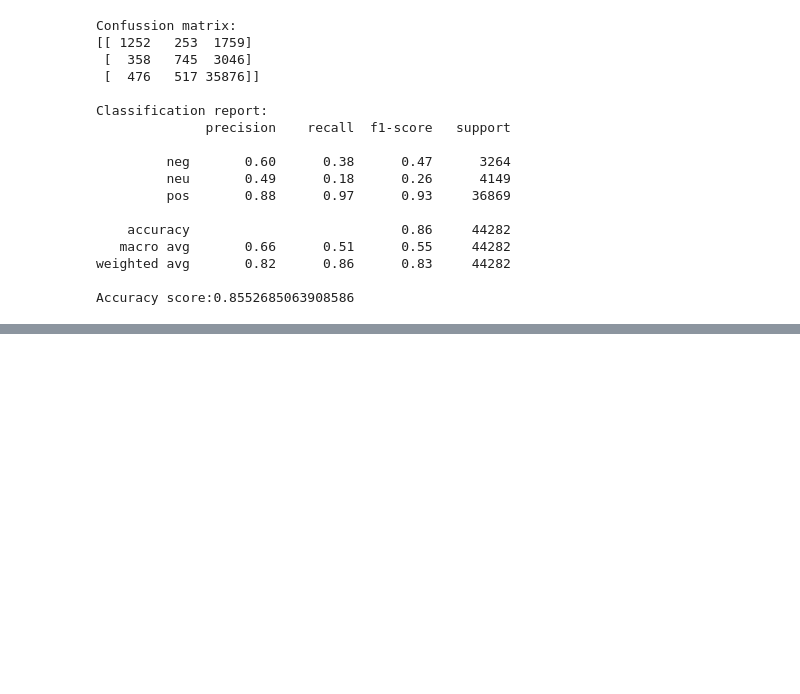
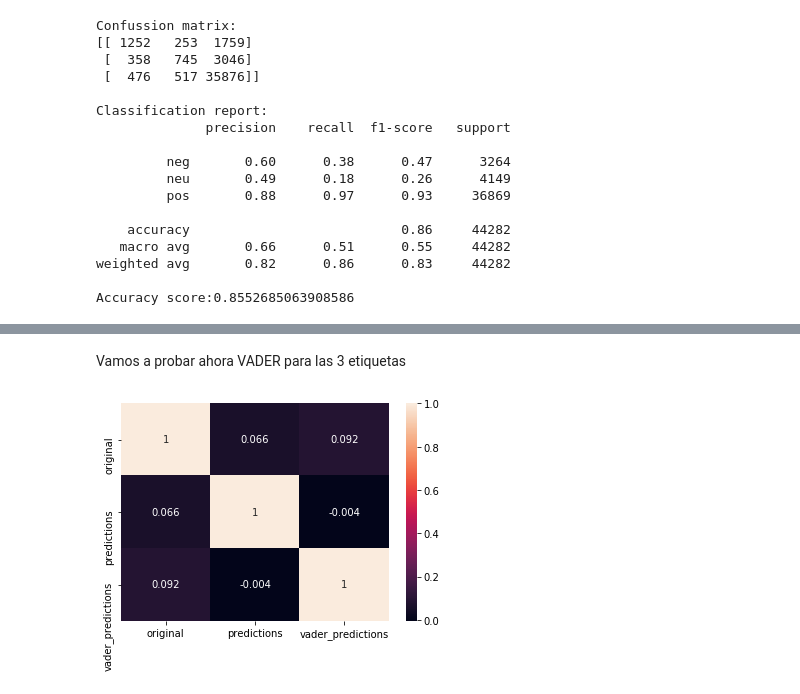
Before and after one commit to amm297/nlp_kc_bdml, a Jupyter notebook: sentiment.ipynb, the cells around one changed output, grey strips where cells are left out. Drawn from its saved outputs; the diff is of its cells as text; code cells hidden in the pictures; blank space fills up the shorter version.

```diff
--- a/sentiment.ipynb
+++ b/sentiment.ipynb
@@ -507,7 +463,7 @@ c_params = [0.01, 0.05, 0.25, 0.5, 1, 10, 100]
 solvers  = ['lbfgs']
 max_iter = 1200
 
-grid = grid_executor(c_params, solvers, max_iter, X_train_, y_train, X_validation_, y_validation, True)
+grid_multi = grid_executor(c_params, solvers, max_iter, X_train_, y_train, X_validation_, y_validation, True)
 # %% [output]
 Evaluating model with C=0.01, solver=lbfgs, max_iter=1200
 Accuracy train: 0.8325738718484021, val: 0.8325855891120412
@@ -529,0 +482,3 @@ optimal_model_idx = plot_accuracy_evolution(grid)
+# %%
+optimal_model_idx = plot_accuracy_evolution(grid_multi)
+optimal_model = grid_multi[optimal_model_idx].get('model')
@@ -569,0 +527,15 @@ Accuracy scorede los elementos de prueba: 0.75
+# %% [markdown]
+Vamos a probar ahora VADER para las 3 etiquetas
+# %%
+predictions = []
+vader_predictions = []
+
+for it in X_test:
+    vader_predictions.append(
+        score_to_tag(analyser.polarity_scores(it), ['pos', 'neu', 'neg'])
+    )
+    predictions.append(optimal_model.predict(cv.transform([it]))[0][0])
+# %%
+plot_correlation_matrix(y_test, predictions, vader_predictions, ['pos', 'neu', 'neg'])
+# %% [output]
+[figure, added]
```
Also changed, not shown: parts of 26 cells of this notebook.
